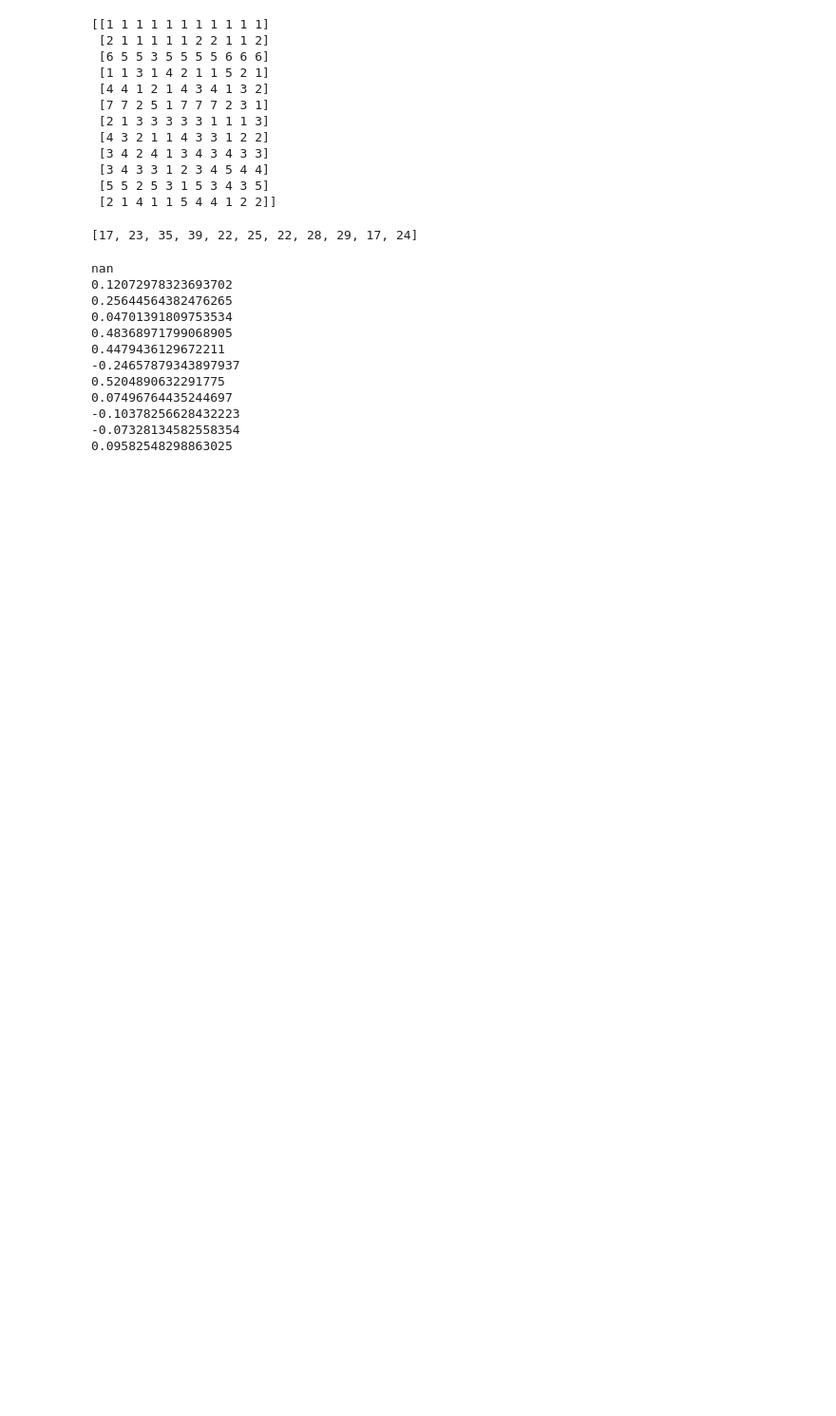
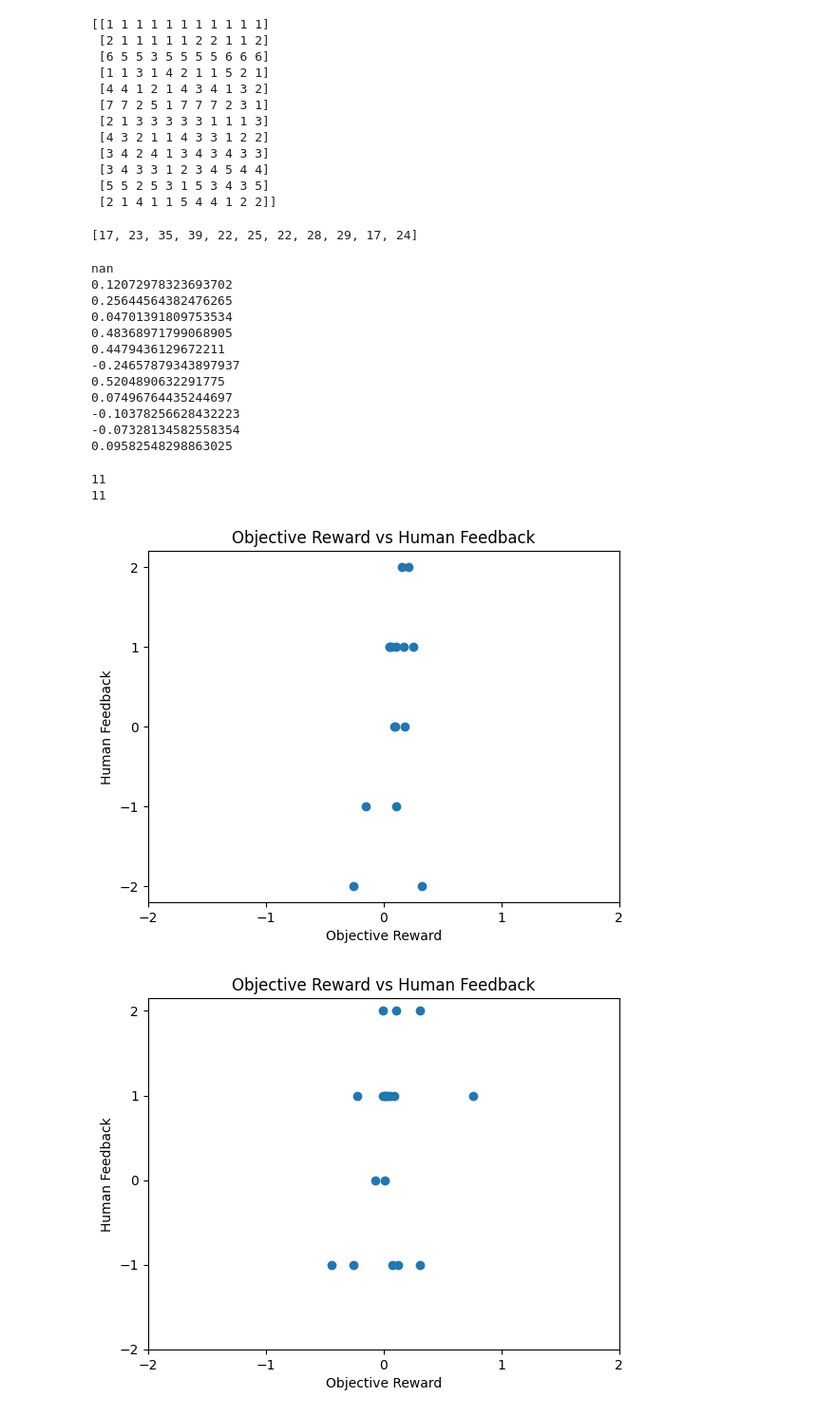
Before and after one commit to NoahF1205/A-more-human-like-oracle, a Jupyter notebook: src/mbot_catching/src/data_analasys/data_ana.ipynb, the cells around one changed output. Shown at 95% size. Drawn from its saved outputs; the diff is of its cells as text; code cells hidden in the pictures; blank space fills up the shorter version.

Commit message:
add data analysis

```diff
--- a/src/mbot_catching/src/data_analasys/data_ana.ipynb
+++ b/src/mbot_catching/src/data_analasys/data_ana.ipynb
@@ -80,15 +80,27 @@ for i, iter in enumerate(data_list):
             continue
         if np.isnan(data['hf']["hf_value"]):
             continue
-        hf_values.append(np.array(data['hf']["hf_value"]))
+        hf_values.append(data['hf']["hf_value"])
         objective_rewards.append(euclidean_distance_to_car_difference(np.array(data['obs_before']["cartesian_state"]), np.array(data['obs_after']["cartesian_state"])))
         hf_value = int(data['hf']["hf_value"])
         reward_for_box_plt[hf_value + 2].append(euclidean_distance_to_car_difference(np.array(data['obs_before']["cartesian_state"]), np.array(data['obs_after']["cartesian_state"])))
         delay.append(data['hf']["delay"])
-    hf_per_traj.append(hf_values)
+    hf_per_traj.append(np.array(hf_values))
 
-    reward_per_traj.append(objective_rewards)
+    reward_per_traj.append(np.array(objective_rewards))
     delay_per_traj.append(delay)
+# print(reward_per_traj)
+# mean_objective_rewards = np.mean(reward_per_traj, axis=1)
+# mean_hf_value = np.mean()
+# print(hf_per_traj)
+
+normalized_reward_per_traj = []
+# normalize
+max_element  = max([np.max(traj) for traj in reward_per_traj])
+for i in range(len(reward_per_traj)):
+    traj_i = reward_per_traj[i]
+    traj_i = traj_i / max_element
+    normalized_reward_per_traj.append(traj_i)
 # %% [output]
 [17, 23, 35, 39, 22, 25, 22, 28, 29, 17, 24]
 # %%
@@ -120,0 +128,17 @@ nan
+# %%
+print(len(normalized_reward_per_traj))
+print(len(hf_per_traj))
+
+for i in range(len(reward_per_traj)):
+    plt.scatter(normalized_reward_per_traj[i], hf_per_traj[i])
+    plt.title('Objective Reward vs Human Feedback')
+    plt.ylabel('Human Feedback')
+    plt.xlabel('Objective Reward')
+    plt.xticks([-2, -1, 0, 1, 2])
+    plt.yticks([-2, -1, 0, 1, 2])
+    plt.show()
+# %% [output]
+11
+11
+[figure, added]
+[figure, added]
```
Also changed, not shown: parts of 2 cells of this notebook.
